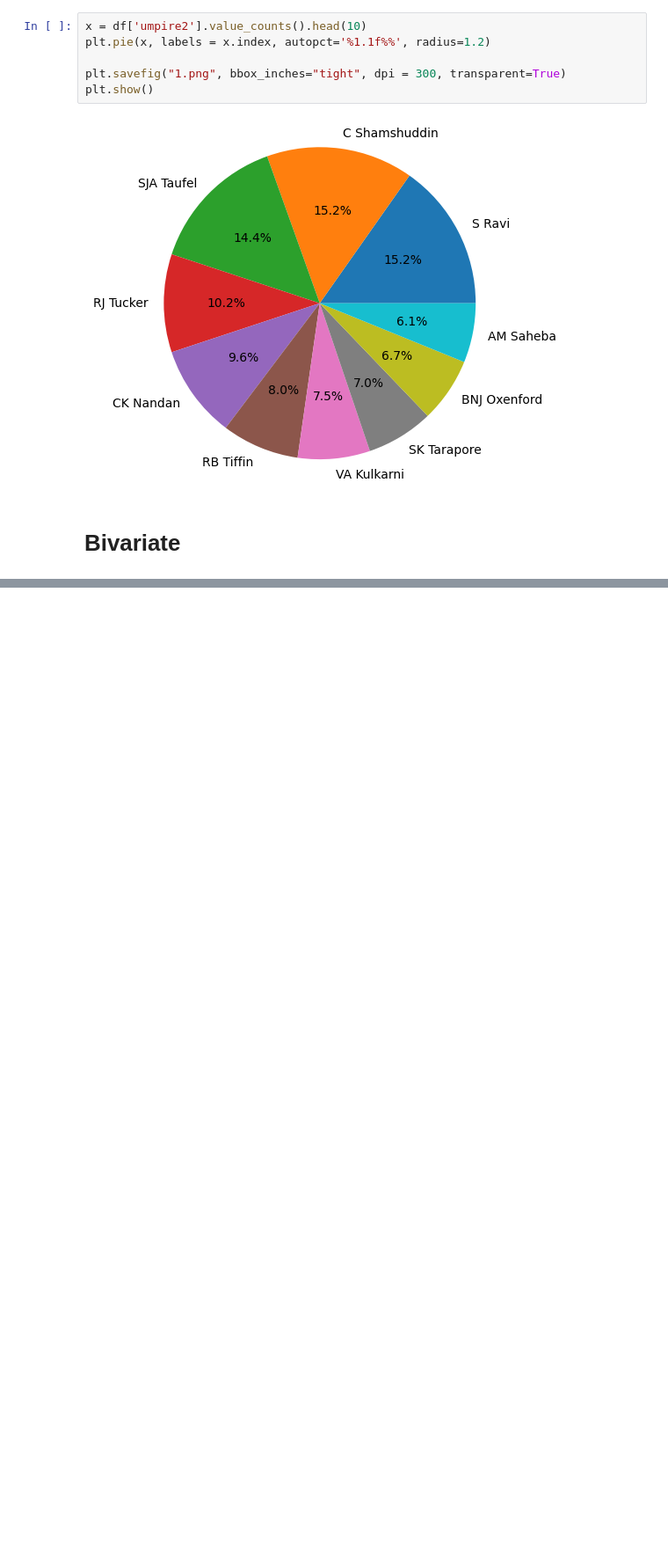
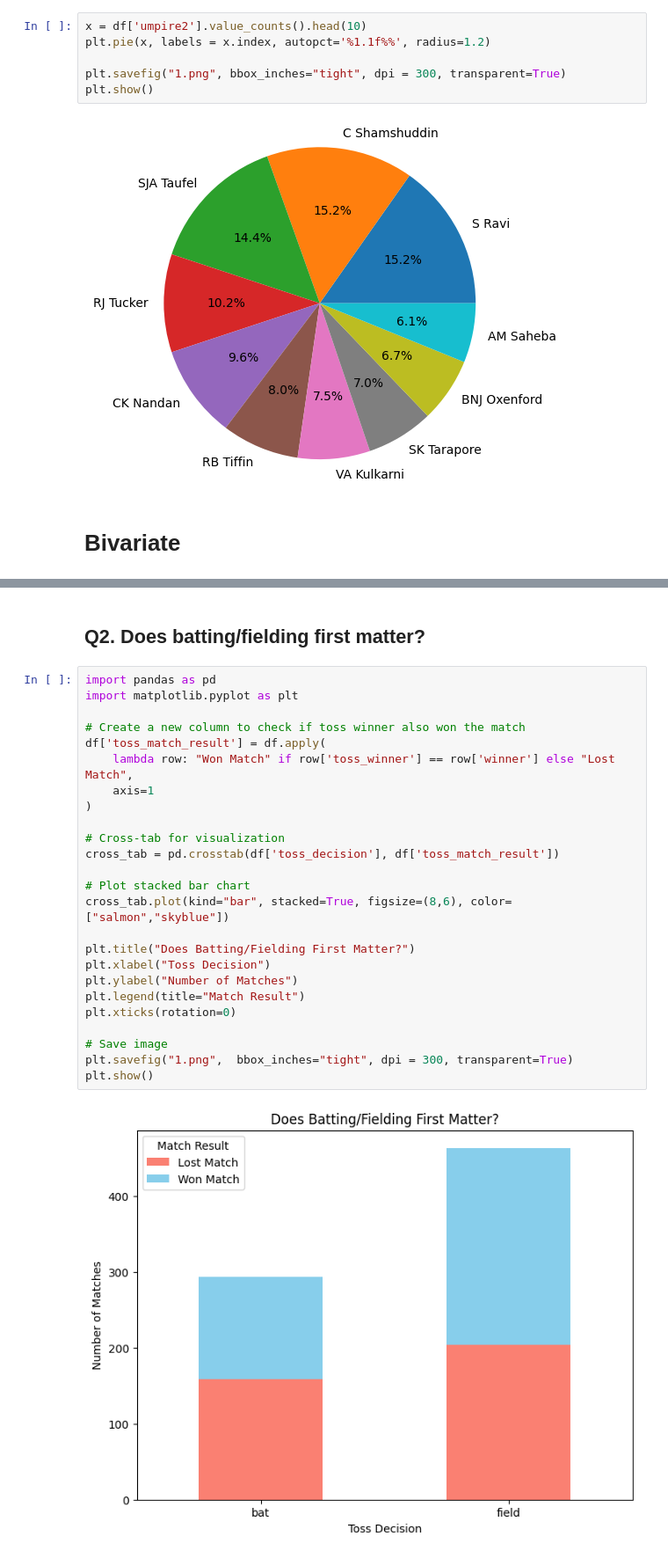
Before and after one commit to lukhi-laksh/Collage, a Jupyter notebook: Sem-1/Data Science/Project-1/Project_1.ipynb, the cells around one changed output, grey strips where cells are left out. Shown at 88% size. Drawn from its saved outputs; the diff is of its cells as text; blank space fills up the shorter version.

```diff
--- a/Sem-1/Data Science/Project-1/Project_1.ipynb
+++ b/Sem-1/Data Science/Project-1/Project_1.ipynb
@@ -419,0 +455,29 @@ plt.show()
+# %% [markdown]
+## Q2. Does batting/fielding first matter?
+# %%
+import pandas as pd
+import matplotlib.pyplot as plt
+
+# Create a new column to check if toss winner also won the match
+df['toss_match_result'] = df.apply(
+    lambda row: "Won Match" if row['toss_winner'] == row['winner'] else "Lost Match",
+    axis=1
+)
+
+# Cross-tab for visualization
+cross_tab = pd.crosstab(df['toss_decision'], df['toss_match_result'])
+
+# Plot stacked bar chart
+cross_tab.plot(kind="bar", stacked=True, figsize=(8,6), color=["salmon","skyblue"])
+
+plt.title("Does Batting/Fielding First Matter?")
+plt.xlabel("Toss Decision")
+plt.ylabel("Number of Matches")
+plt.legend(title="Match Result")
+plt.xticks(rotation=0)
+
+# Save image
+plt.savefig("1.png",  bbox_inches="tight", dpi = 300, transparent=True)
+plt.show()
+# %% [output]
+[figure, added]
```
Also changed, not shown: parts of 15 cells of this notebook, 10 other files.
